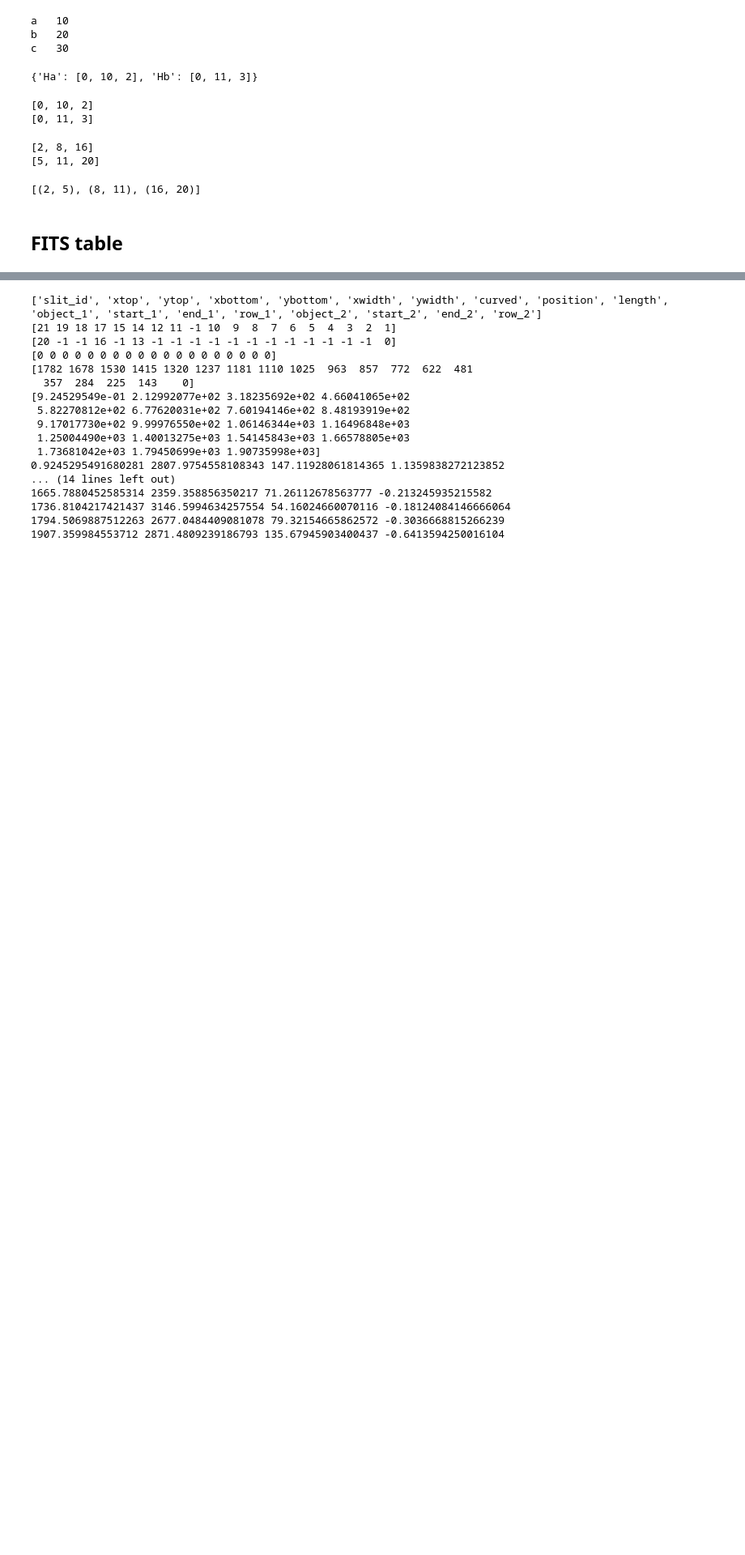
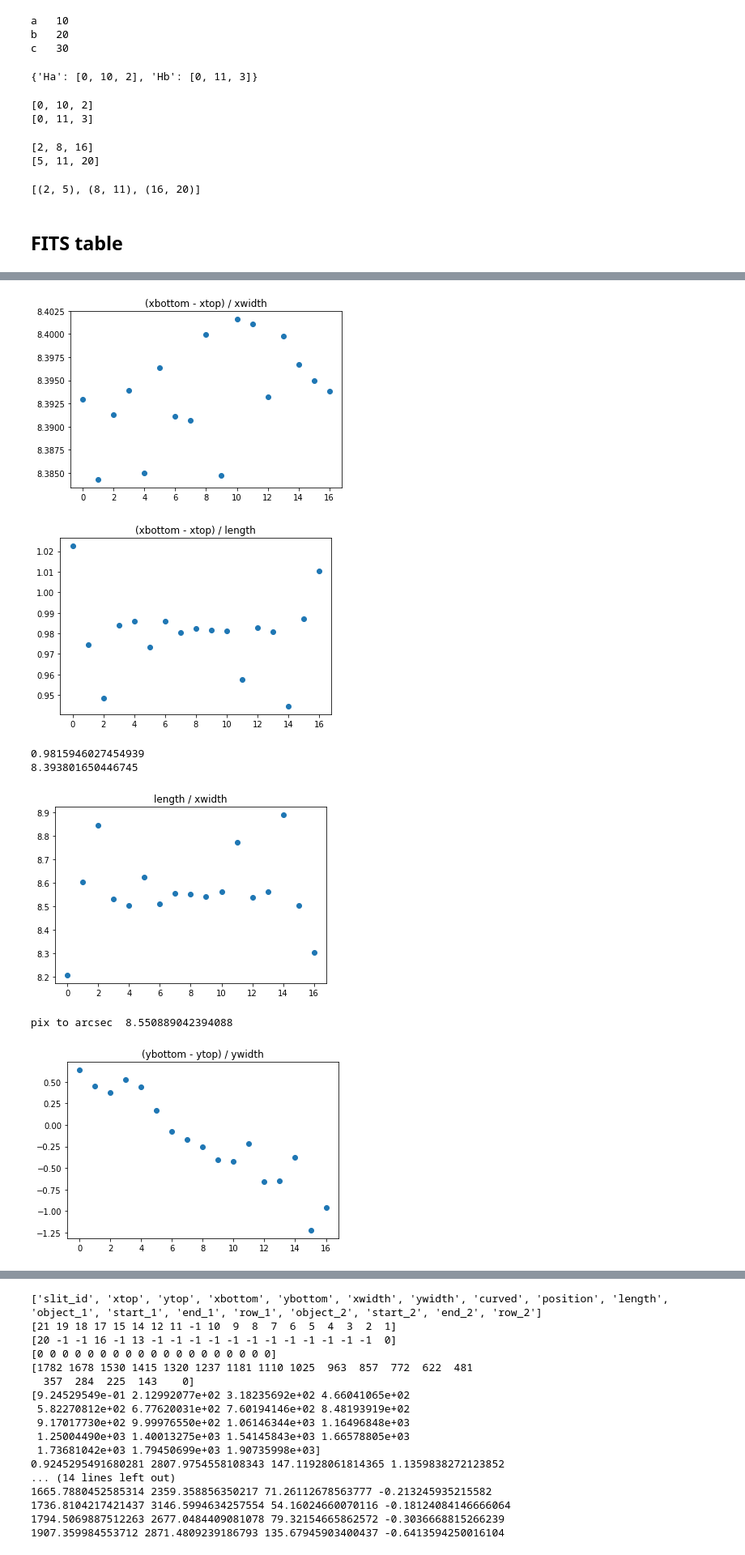
Before and after one commit to darioflute/showspectra, a Jupyter notebook: notebooks/Test.ipynb, the cells around one changed output, grey strips where cells are left out. Shown: that part at 81% size. Saved outputs shown, nothing was run; the diff lists cells and outputs as text; code cells hidden in the pictures; blank space fills up the shorter version.

```diff
--- a/notebooks/Test.ipynb
+++ b/notebooks/Test.ipynb
@@ -117,0 +128,58 @@ df
+# %%
+%matplotlib inline
+import matplotlib.pyplot as plt
+import numpy as np
+xtop = df['xtop']
+xbottom = df['xbottom']
+xwidth = df['xwidth']
+length = df['length']
+plt.plot((xbottom-xtop)/xwidth, 'o')
+plt.title('(xbottom - xtop) / xwidth')
+plt.show()
+
+plt.plot((xbottom-xtop)/length ,'o')
+plt.title('(xbottom - xtop) / length')
+plt.show()
+
+print(np.median((xbottom-xtop)/length))
+print(np.median((xbottom-xtop)/xwidth))
+
+plt.plot(length/xwidth,'o')
+plt.title('length / xwidth')
+
+plt.show()
+print('pix to arcsec ', np.median(length/xwidth))
+
+ytop=df['ytop']
+ybottom = df['ybottom']
+ywidth = df['ywidth']
+plt.plot((ybottom-ytop)/ywidth, 'o')
+plt.title('(ybottom - ytop) / ywidth')
+
+plt.show()
+
+print('total x ',np.sum(xwidth)*8.39)
+
+x = df['position']
+x1 = ((df['end_1']+df['start_1'])*0.5)
+x2 = ((df['end_2']+df['start_2'])*0.5)
+x3 = ((df['end_3']+df['start_3'])*0.5)
+
+pix2arcsec = xwidth / length
+dx1 = (x1 - x) * pix2arcsec
+dx2 = (x2 - x) * pix2arcsec
+dx3 = (x3 - x) * pix2arcsec
+
+plt.plot(dx1, 'o', color = 'blue')
+plt.plot(dx2, 'o', color = 'orange')
+plt.plot(dx3, 'o', color = 'green')
+plt.ylabel('dx [arcsec]')
+plt.show()
+# %% [output]
+[figure, added]
+[figure, added]
+0.9815946027454939
+8.393801650446745
+[figure, added]
+pix to arcsec  8.550889042394088
+[figure, added]
```
Also changed, not shown: parts of 5 cells of this notebook.
